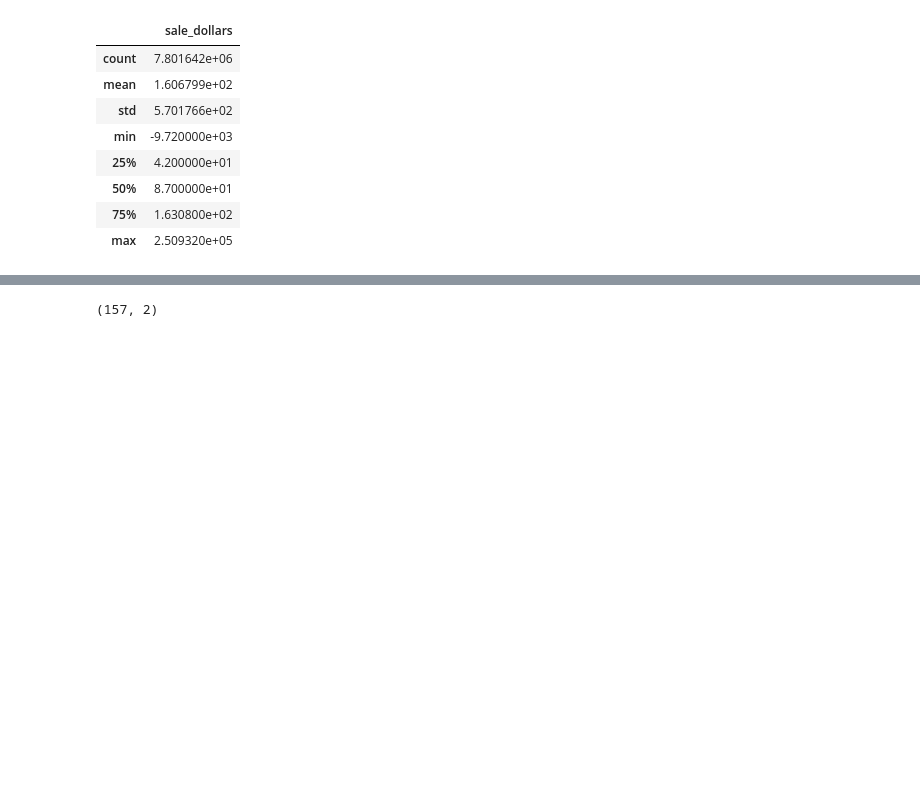
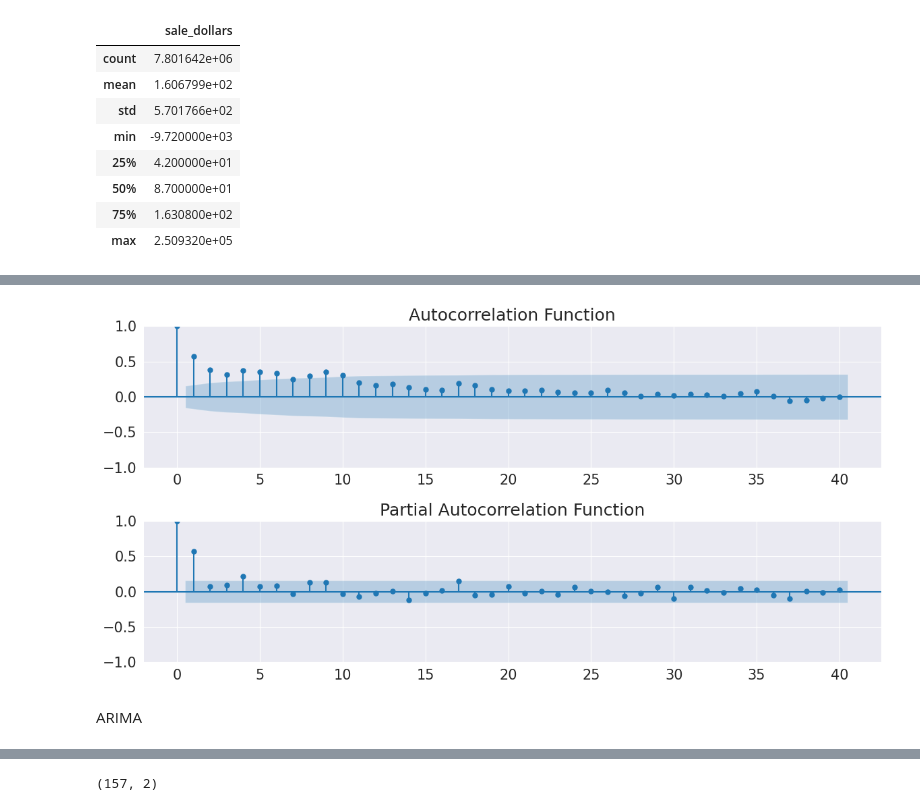
Before and after one commit to s22266/smart-liquor-sales-predictor, a Jupyter notebook: asi/notebooks/salesForecastingARIMAandSARIMAX.ipynb, the cells around one changed output, grey strips where cells are left out. Cells and saved outputs as stored; diff of their text form; code cells hidden in the pictures; blank space fills up the shorter version.

```diff
--- a/asi/notebooks/salesForecastingARIMAandSARIMAX.ipynb
+++ b/asi/notebooks/salesForecastingARIMAandSARIMAX.ipynb
@@ -113,3 +179,25 @@ plt.show();
+# %%
+# plot ACF and PACF on initial given sales values:
+# Create a 2x1 subplot grid
+fig, (ax1, ax2) = plt.subplots(nrows=2, figsize=(12, 6))
+
+# Plot Autocorrelation Function (ACF)
+plot_acf(df2Sarimax['sale_dollars'], lags=40, ax=ax1)
+ax1.set_title('Autocorrelation Function')
+
+# Plot Partial Autocorrelation Function (PACF)
+plot_pacf(df2Sarimax['sale_dollars'], lags=40, ax=ax2)
+ax2.set_title('Partial Autocorrelation Function')
+
+# Adjust layout for better readability
+plt.tight_layout()
+
+# Show the plots
+plt.show()
+# %% [output]
+[figure, added]
+# %% [markdown]
+ARIMA
 # %%
 #ARIMA
 from statsmodels.tsa.arima.model import ARIMA
```
Also changed, not shown: parts of 33 cells of this notebook.
